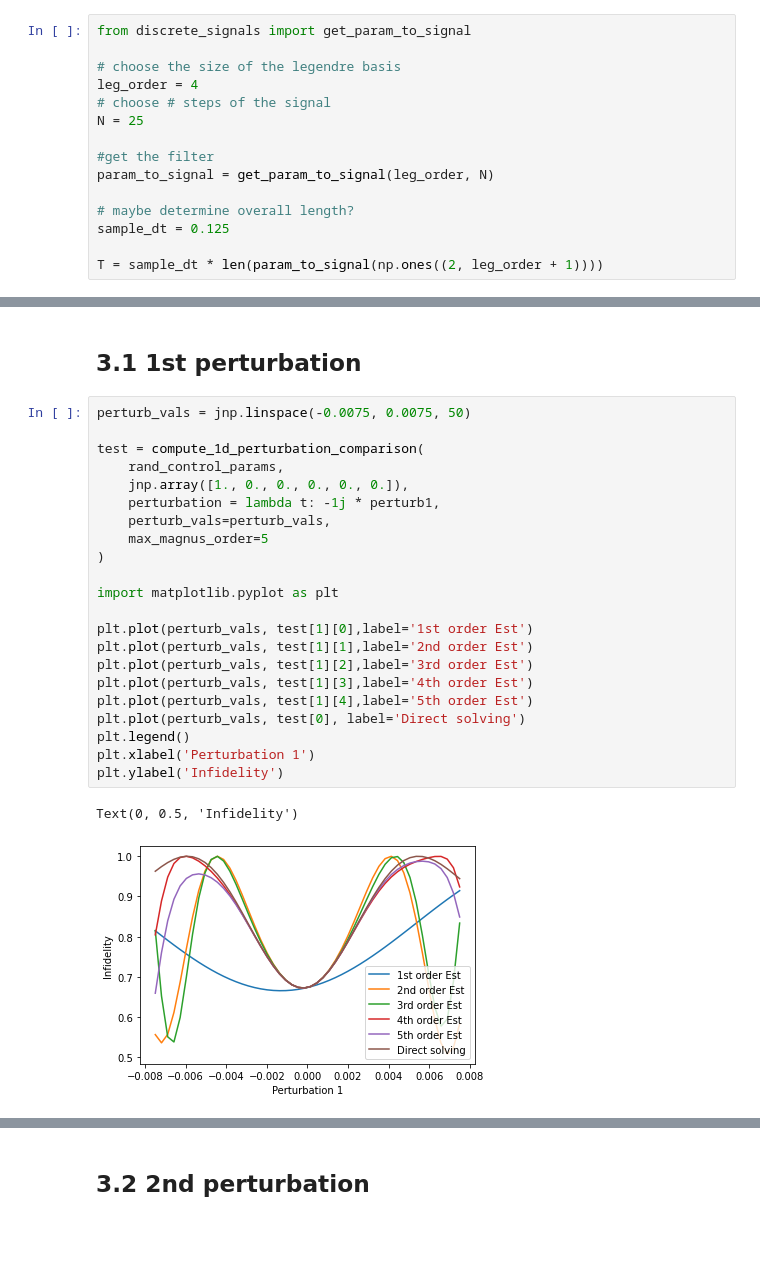
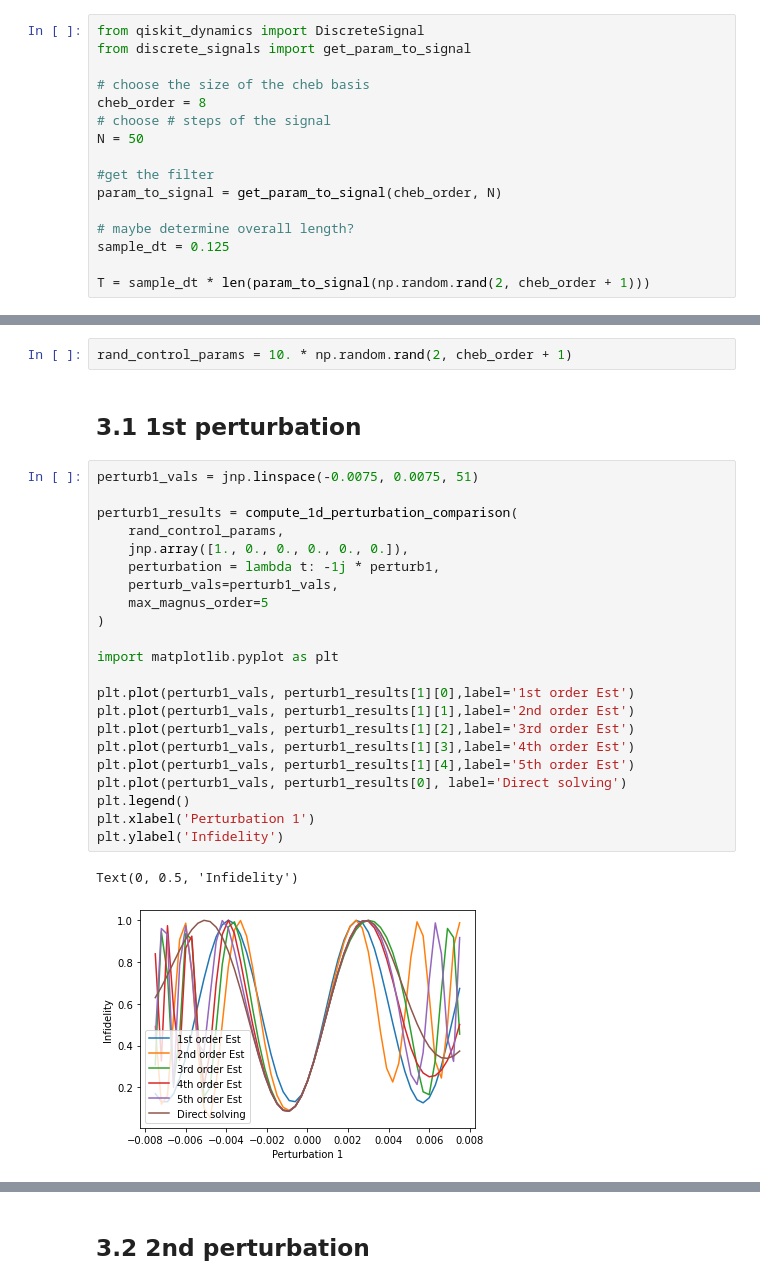
Before and after one commit to DanPuzzuoli/multivariable_dyson_magnus, a Jupyter notebook: magnus_objective.ipynb, the cells around one changed output, grey strips where cells are left out. Drawn from its saved outputs; the diff is of its cells as text; blank space fills up the shorter version.

Commit message:
adding new notebooks and fixing signal stuff

```diff
--- a/magnus_objective.ipynb
+++ b/magnus_objective.ipynb
@@ -43,17 +44,18 @@ Something is wrong with this function, it outputs the same real/complex parts re
 
 Here we should plot some examples. We may want the output of this to be a full-fledged `DiscreteSignal`.
 # %%
+from qiskit_dynamics import DiscreteSignal
 from discrete_signals import get_param_to_signal
 
-# choose the size of the legendre basis
-leg_order = 4
+# choose the size of the cheb basis
+cheb_order = 8
 # choose # steps of the signal
-N = 25
+N = 50
 
 #get the filter
-param_to_signal = get_param_to_signal(leg_order, N)
+param_to_signal = get_param_to_signal(cheb_order, N)
 
 # maybe determine overall length?
 sample_dt = 0.125
 
-T = sample_dt * len(param_to_signal(np.ones((2, leg_order + 1))))
+T = sample_dt * len(param_to_signal(np.random.rand(2, cheb_order + 1)))
@@ -219,27 +227,29 @@ rand_control_params = 100*jnp.ones((2, leg_order + 1))
+# %%
+rand_control_params = 10. * np.random.rand(2, cheb_order + 1)
 # %% [markdown]
 ## 3.1 1st perturbation
 # %%
-perturb_vals = jnp.linspace(-0.0075, 0.0075, 50)
+perturb1_vals = jnp.linspace(-0.0075, 0.0075, 51)
 
-test = compute_1d_perturbation_comparison(
+perturb1_results = compute_1d_perturbation_comparison(
     rand_control_params,
     jnp.array([1., 0., 0., 0., 0., 0.]),
     perturbation = lambda t: -1j * perturb1,
-    perturb_vals=perturb_vals,
+    perturb_vals=perturb1_vals,
     max_magnus_order=5
 )
 
 import matplotlib.pyplot as plt
 
-plt.plot(perturb_vals, test[1][0],label='1st order Est')
-plt.plot(perturb_vals, test[1][1],label='2nd order Est')
-plt.plot(perturb_vals, test[1][2],label='3rd order Est')
-plt.plot(perturb_vals, test[1][3],label='4th order Est')
-plt.plot(perturb_vals, test[1][4],label='5th order Est')
-plt.plot(perturb_vals, test[0], label='Direct solving')
+plt.plot(perturb1_vals, perturb1_results[1][0],label='1st order Est')
+plt.plot(perturb1_vals, perturb1_results[1][1],label='2nd order Est')
+plt.plot(perturb1_vals, perturb1_results[1][2],label='3rd order Est')
+plt.plot(perturb1_vals, perturb1_results[1][3],label='4th order Est')
+plt.plot(perturb1_vals, perturb1_results[1][4],label='5th order Est')
+plt.plot(perturb1_vals, perturb1_results[0], label='Direct solving')
 plt.legend()
 plt.xlabel('Perturbation 1')
 plt.ylabel('Infidelity')
 # %% [output]
 Text(0, 0.5, 'Infidelity')
-[figure, old version]
+[figure, new version]
```
Also changed, not shown: parts of 49 cells of this notebook, 2 other files.
